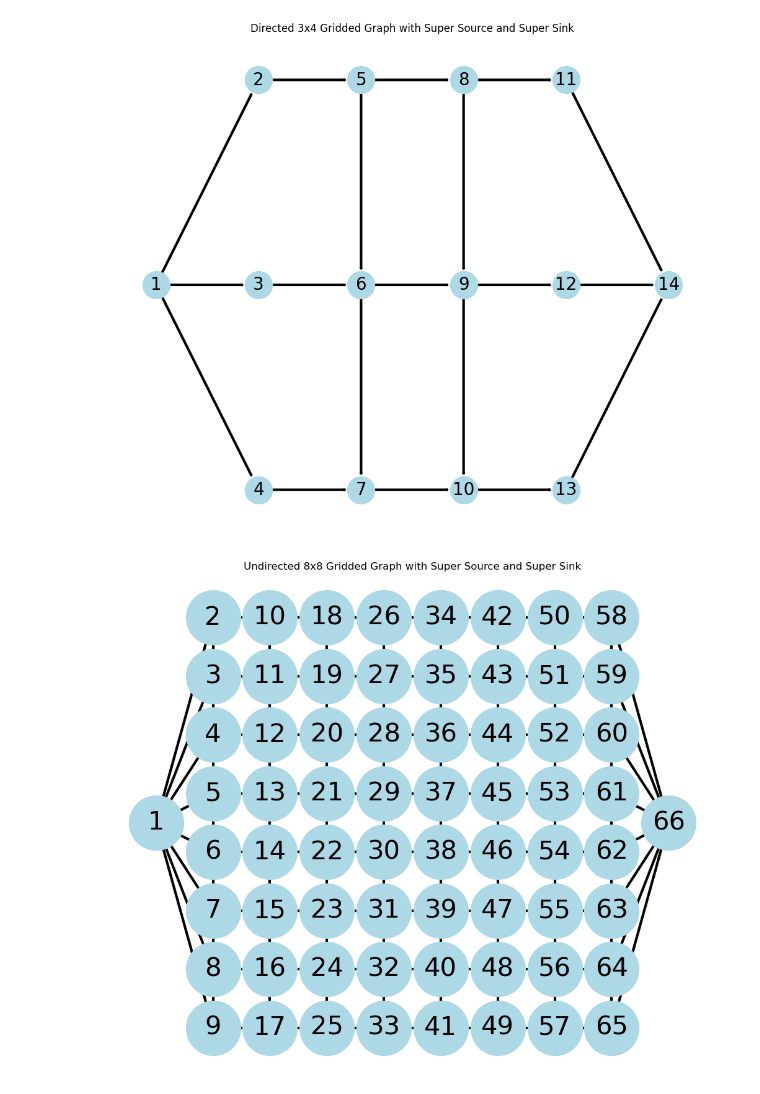
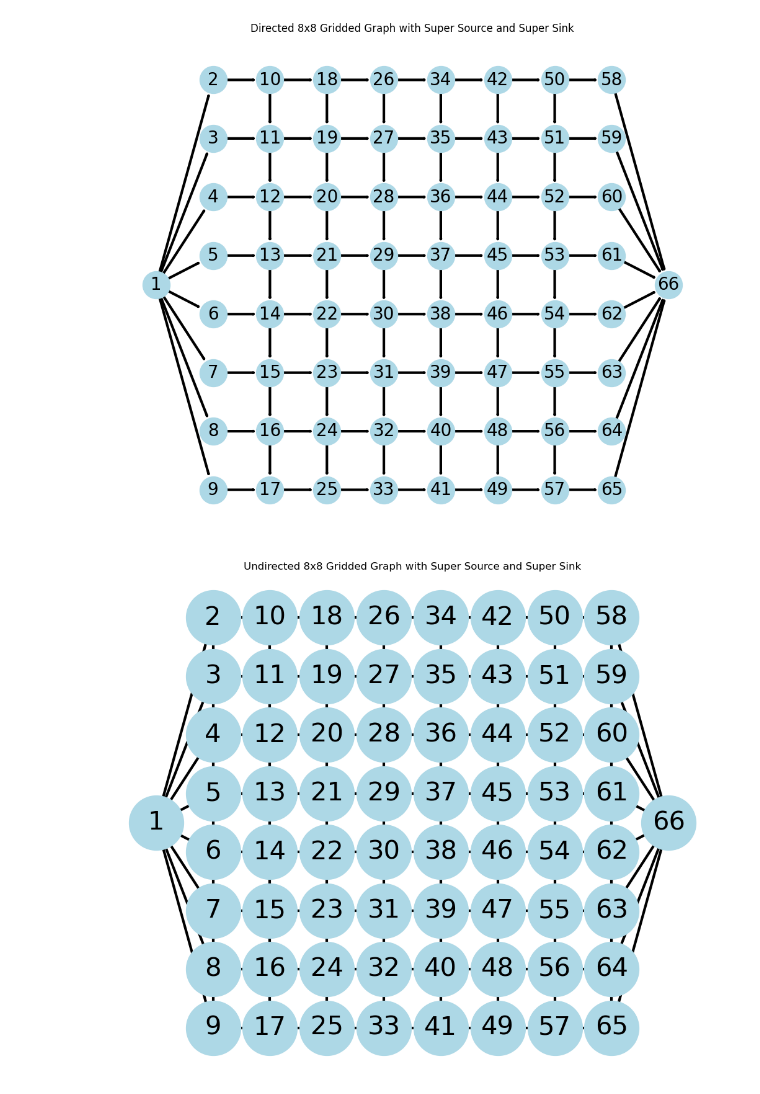
Before and after one commit to m-r-webb/RL-Threat-Adaptive-Network-Interdiction, a Jupyter notebook: Network_Data/Gridded_Graph_Generator.ipynb, the cells around one changed output. Saved outputs shown, nothing was run; the diff lists cells and outputs as text; code cells hidden in the pictures.

```diff
--- a/Network_Data/Gridded_Graph_Generator.ipynb
+++ b/Network_Data/Gridded_Graph_Generator.ipynb
@@ -85,36 +85,36 @@ def create_grid_graph(rows, cols):
 
     edges_df = pd.DataFrame(edge_data, columns=['Origin', 'Destination', 'Interdictable'])
 
     # Prepare node data for export
     node_data = []
     for node, (x, y) in node_positions.items():
         node_type = node_types[node]
         node_data.append((node, x, y, node_type))
 
     nodes_df = pd.DataFrame(node_data, columns=['node', 'x_pos', 'y_pos', 'type'])
 
     return G, node_positions, nodes_df, edges_df
 
 def main():
-    rows = 3 #int(input("Enter the number of rows: "))
-    cols = 4 #int(input("Enter the number of columns: "))
+    rows = 8 #int(input("Enter the number of rows: "))
+    cols = 8 #int(input("Enter the number of columns: "))
 
     G, node_positions, nodes_df, edges_df = create_grid_graph(rows, cols)
 
     # Export to CSV files
     nodes_df.to_csv('nodes.csv', index=False)
     edges_df.to_csv('edges.csv', index=False)
 
     # Plot the graph with attributes
     plt.figure(figsize=(10, 8))
     nx.draw(G, pos=node_positions, with_labels=True, node_size=1000, node_color='lightblue', font_size= 20, arrowsize=1, width=3, edge_color='black')
     plt.title(f'Directed {rows}x{cols} Gridded Graph with Super Source and Super Sink')
     plt.show()
 
 if __name__ == "__main__":
     main()
 # %% [output]
-[figure, old version]
+[figure, new version]
 # %%
 #WINNER - Modify for providing framework for expanded state space training - undirected Networks
 import networkx as nx
```
Also changed, not shown: 2 other files.
